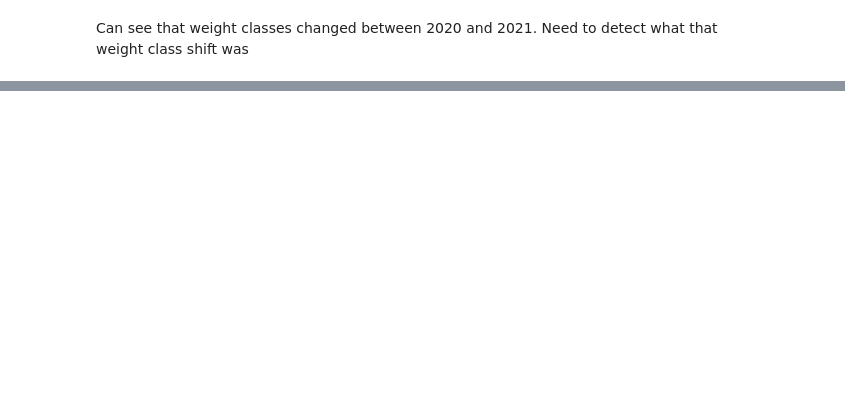
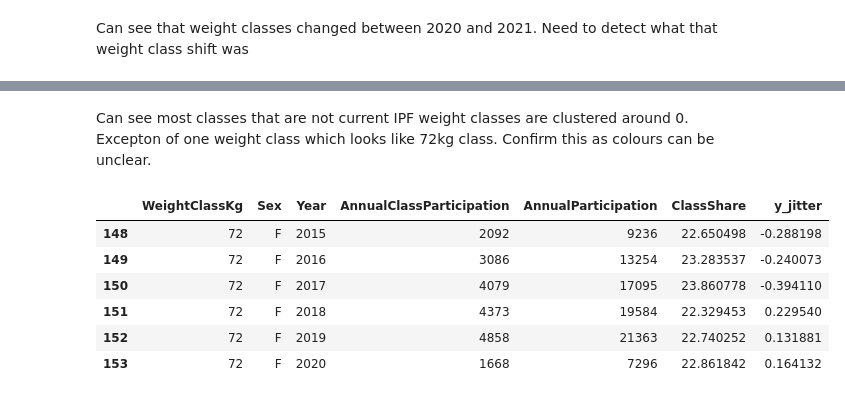
Before and after one commit to bnparris/powerlifting_analysis, a Jupyter notebook: notebooks/cleaning.ipynb, the cells around one changed output, grey strips where cells are left out. Drawn from its saved outputs; the diff is of its cells as text; code cells hidden in the pictures; blank space fills up the shorter version.

```diff
--- a/notebooks/cleaning.ipynb
+++ b/notebooks/cleaning.ipynb
@@ -139,2 +141,38 @@ KeyError: 'Year'
 # %% [markdown]
 Can see that weight classes changed between 2020 and 2021. Need to detect what that weight class shift was
+# %%
+old_structure_years = [2015, 2016, 2017, 2018, 2019, 2020]
+new_structure_years = [2021, 2022, 2023,2024, 2025]
+all_years = old_structure_years + new_structure_years
+f = full_power.loc[(full_power['Sex'] == 'F') & (full_power['Year']).isin(all_years)]
+#possible_classes = f['WeightClassKg'].unique()
+
+f_class_participation = f.groupby(['WeightClassKg', 'Sex', 'Year']).size().reset_index(name = 'AnnualClassParticipation')
+f_total_participation = f_class_participation.groupby('Year')['AnnualClassParticipation'].sum().reset_index(name = 'AnnualParticipation')
+
+f_class_participation = f_class_participation.merge(f_total_participation, on = 'Year', how = 'left', validate = 'm:1')
+f_class_participation['ClassShare'] = (f_class_participation['AnnualClassParticipation']/ f_class_participation['AnnualParticipation'])*100
+# %%
+#looking at class participation in weight classes that are NOT the current classes
+old = f_class_participation.loc[f_class_participation['Year'].isin(old_structure_years)]
+#old = old.sort_values('ClassShare', ascending = False)
+old_copy = old.loc[~old["WeightClassKg"].isin(f_off_wr_totals.keys())].copy()
+rng = np.random.default_rng(42)
+old_copy["y_jitter"] = rng.uniform(-0.4, 0.4, size=len(old_copy))
+
+plt.figure()
+sns.scatterplot(
+    data=old_copy,
+    x="ClassShare",
+    y="y_jitter",
+    hue="WeightClassKg",
+    alpha=0.8,
+    s=60
+)
+
+plt.xlabel("ClassShare (%)")
+plt.yticks([])
+plt.ylabel("")
+plt.title("Old Structure: ClassShare Distribution by Weight Class (F)")
+plt.legend(title="WeightClassKg", bbox_to_anchor=(1.02, 1), loc="upper left")
+plt.show()
@@ -140,0 +181,12 @@ Can see that weight classes changed between 2020 and 2021. Need to detect what t
+# %% [markdown]
+Can see most classes that are not current IPF weight classes are clustered around 0. Excepton of one weight class which looks like 72kg class. Confirm this as colours can be unclear.
+# %%
+old_copy[old_copy['ClassShare']>20]
+# %% [output]
+|  | WeightClassKg | Sex | Year | AnnualClassParticipation | AnnualParticipation | ClassShare | y_jitter |
+| 148 | 72 | F | 2015 | 2092 | 9236 | 22.650498 | -0.288198 |
+| 149 | 72 | F | 2016 | 3086 | 13254 | 23.283537 | -0.240073 |
+| 150 | 72 | F | 2017 | 4079 | 17095 | 23.860778 | -0.394110 |
+| 151 | 72 | F | 2018 | 4373 | 19584 | 22.329453 | 0.229540 |
+| 152 | 72 | F | 2019 | 4858 | 21363 | 22.740252 | 0.131881 |
+| 153 | 72 | F | 2020 | 1668 | 7296 | 22.861842 | 0.164132 |
```
Also changed, not shown: parts of 8 cells of this notebook.
